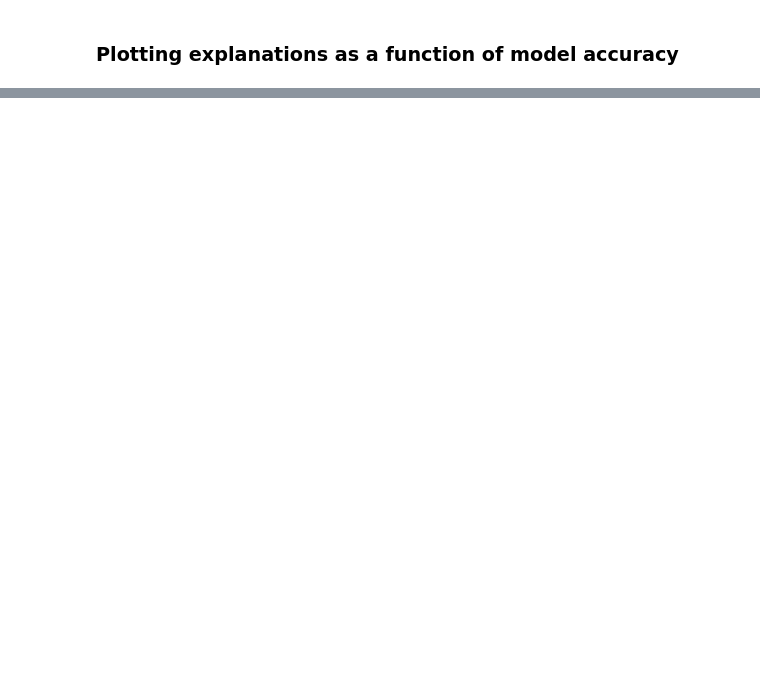
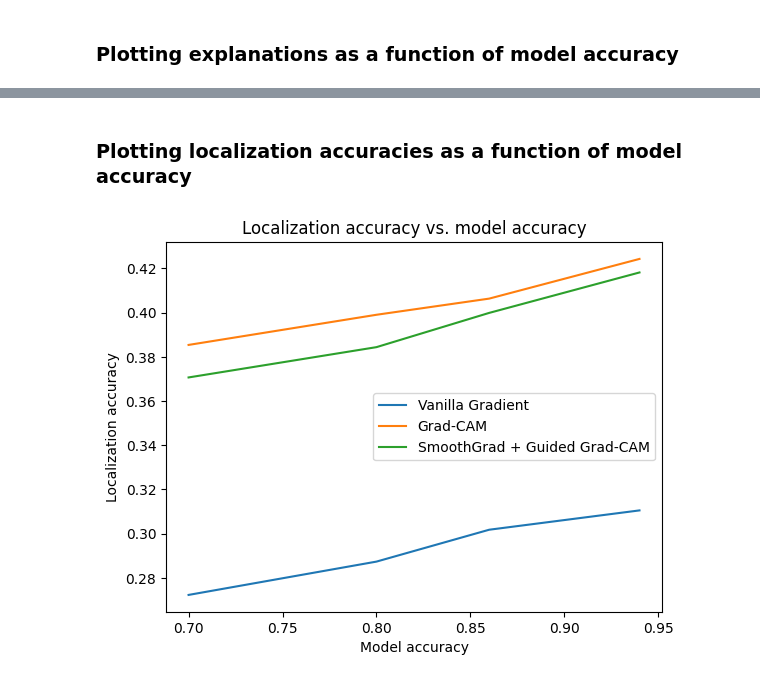
Before and after one commit to D21W12/SOW-BKI266, a Jupyter notebook: Final Assignment/analyses.ipynb, the cells around one changed output, grey strips where cells are left out. Drawn from its saved outputs; the diff is of its cells as text; code cells hidden in the pictures; blank space fills up the shorter version.

```diff
--- a/Final Assignment/analyses.ipynb
+++ b/Final Assignment/analyses.ipynb
@@ -326,0 +405,18 @@ Predicted: glioma (Actual: glioma)
+# %% [markdown]
+### Plotting localization accuracies as a function of model accuracy
+# %%
+model_accs = [0.70, 0.80, 0.86, 0.94]
+
+plt.plot(model_accs, vanilla_gradient_accs, label="Vanilla Gradient")
+plt.plot(model_accs, grad_cam_accs, label="Grad-CAM")
+plt.plot(model_accs, smoothgrad_accs, label="SmoothGrad + Guided Grad-CAM")
+
+plt.legend()
+
+plt.ylabel("Localization accuracy")
+plt.xlabel("Model accuracy")
+plt.title("Localization accuracy vs. model accuracy")
+
+plt.show()
+# %% [output]
+[figure, added]
```
Also changed, not shown: parts of 16 cells of this notebook.
